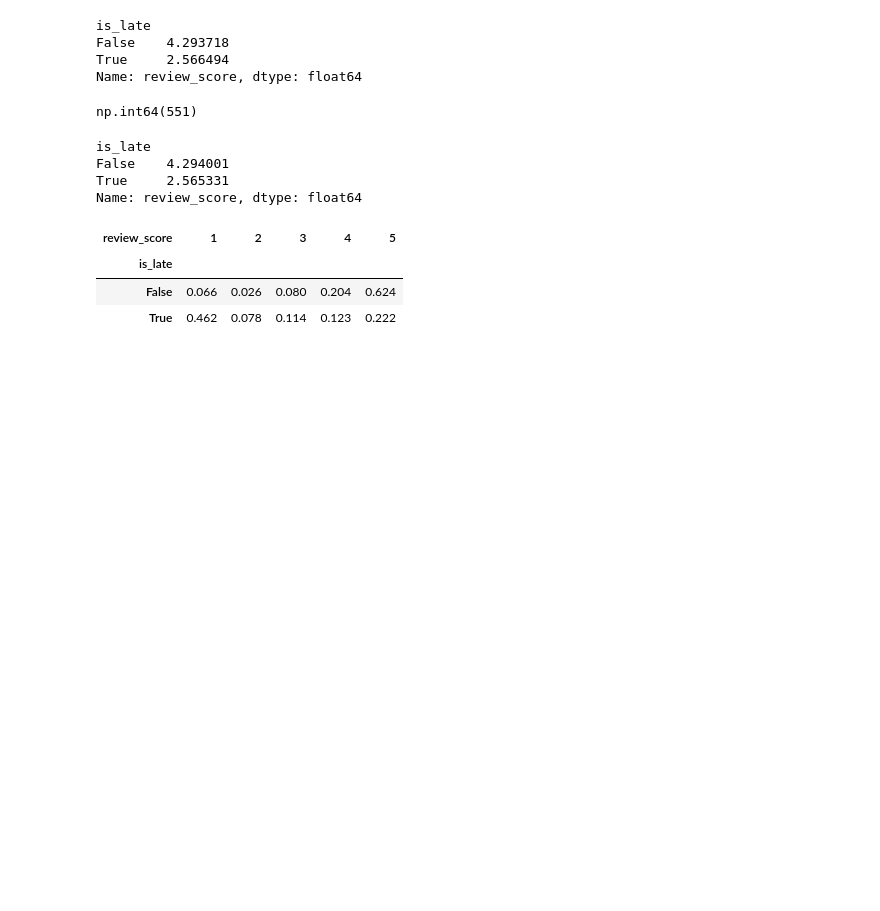
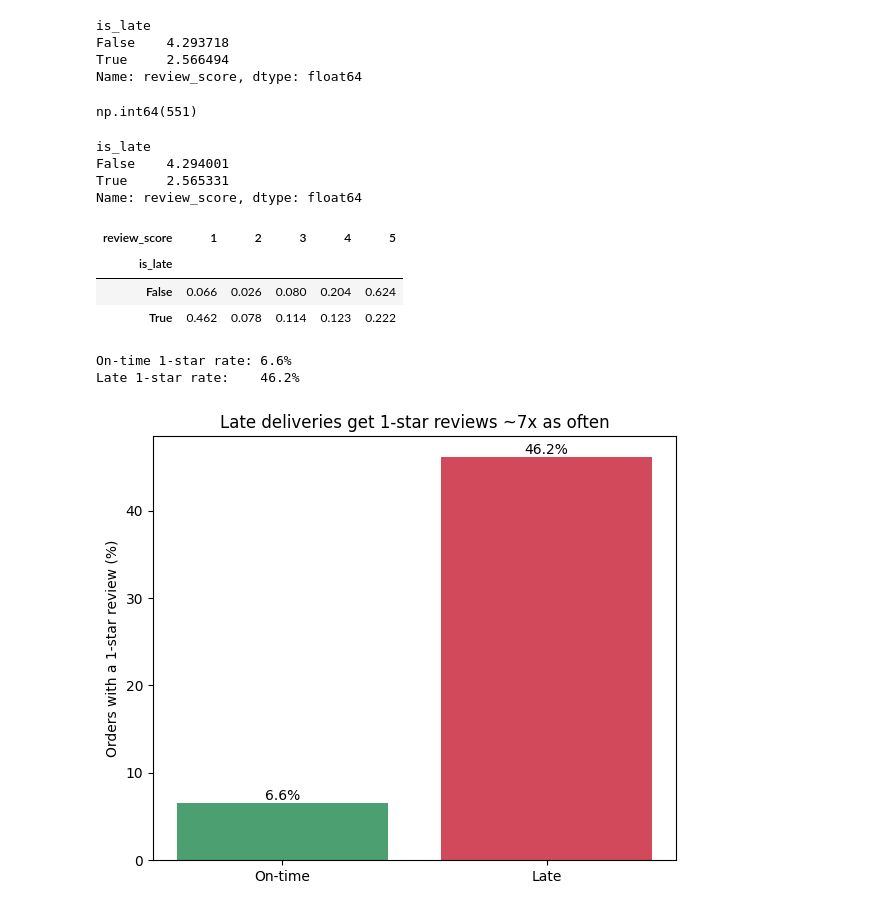
Before and after one commit to arcbxzheng23/olist-delivery-analysis, a Jupyter notebook: 01_exploration.ipynb, the cells around one changed output. Drawn from its saved outputs; the diff is of its cells as text; code cells hidden in the pictures; blank space fills up the shorter version.

```diff
--- a/01_exploration.ipynb
+++ b/01_exploration.ipynb
@@ -118,3 +118,51 @@ merged.groupby("is_late")["review_score"].value_counts(normalize=True).unstack()
 | is_late |  |  |  |  |  |
 | False | 0.066 | 0.026 | 0.080 | 0.204 | 0.624 |
 | True | 0.462 | 0.078 | 0.114 | 0.123 | 0.222 |
+# %%
+import pandas as pd
+import matplotlib.pyplot as plt   # matplotlib = Python's basic charting library
+
+# 1. Load the two tables we need
+orders  = pd.read_csv("olist_orders_dataset.csv")
+reviews = pd.read_csv("olist_order_reviews_dataset.csv")
+
+# 2. Keep only delivered orders that actually have a delivery date
+orders = orders[orders["order_status"] == "delivered"].copy()
+orders = orders.dropna(subset=["order_delivered_customer_date"])
+
+# 3. Turn the two date columns into real dates so we can compare them
+for col in ["order_delivered_customer_date", "order_estimated_delivery_date"]:
+    orders[col] = pd.to_datetime(orders[col])
+
+# 4. Flag late orders (delivered AFTER the estimated date)
+orders["is_late"] = orders["order_delivered_customer_date"] > orders["order_estimated_delivery_date"]
+
+# 5. Attach each order's review score (inner join on order_id)
+df = orders.merge(reviews[["order_id", "review_score"]], on="order_id", how="inner")
+
+# 6. One review per order (your dedup finding)
+df = df.drop_duplicates(subset="order_id")
+
+# 7. For on-time vs late, what % of orders got exactly 1 star?
+rate = df.groupby("is_late")["review_score"].apply(lambda s: (s == 1).mean() * 100)
+on_time_rate = rate[False]
+late_rate    = rate[True]
+print(f"On-time 1-star rate: {on_time_rate:.1f}%")
+print(f"Late 1-star rate:    {late_rate:.1f}%")
+
+# 8. Draw the bar chart
+fig, ax = plt.subplots(figsize=(6, 5))          # fig = the picture, ax = the plot inside it
+bars = ax.bar(["On-time", "Late"], [on_time_rate, late_rate],
+              color=["#4c9f70", "#d1495b"])
+ax.set_ylabel("Orders with a 1-star review (%)")
+ax.set_title("Late deliveries get 1-star reviews ~7x as often")
+ax.bar_label(bars, fmt="%.1f%%")                # writes the number on top of each bar
+plt.tight_layout()
+
+# 9. Save it as an image file for the README, then show it
+plt.savefig("one_star_rate.png", dpi=150)
+plt.show()
+# %% [output]
+On-time 1-star rate: 6.6%
+Late 1-star rate:    46.2%
+[figure, added]
```
Also changed, not shown: parts of 4 cells of this notebook, 1 other file.
